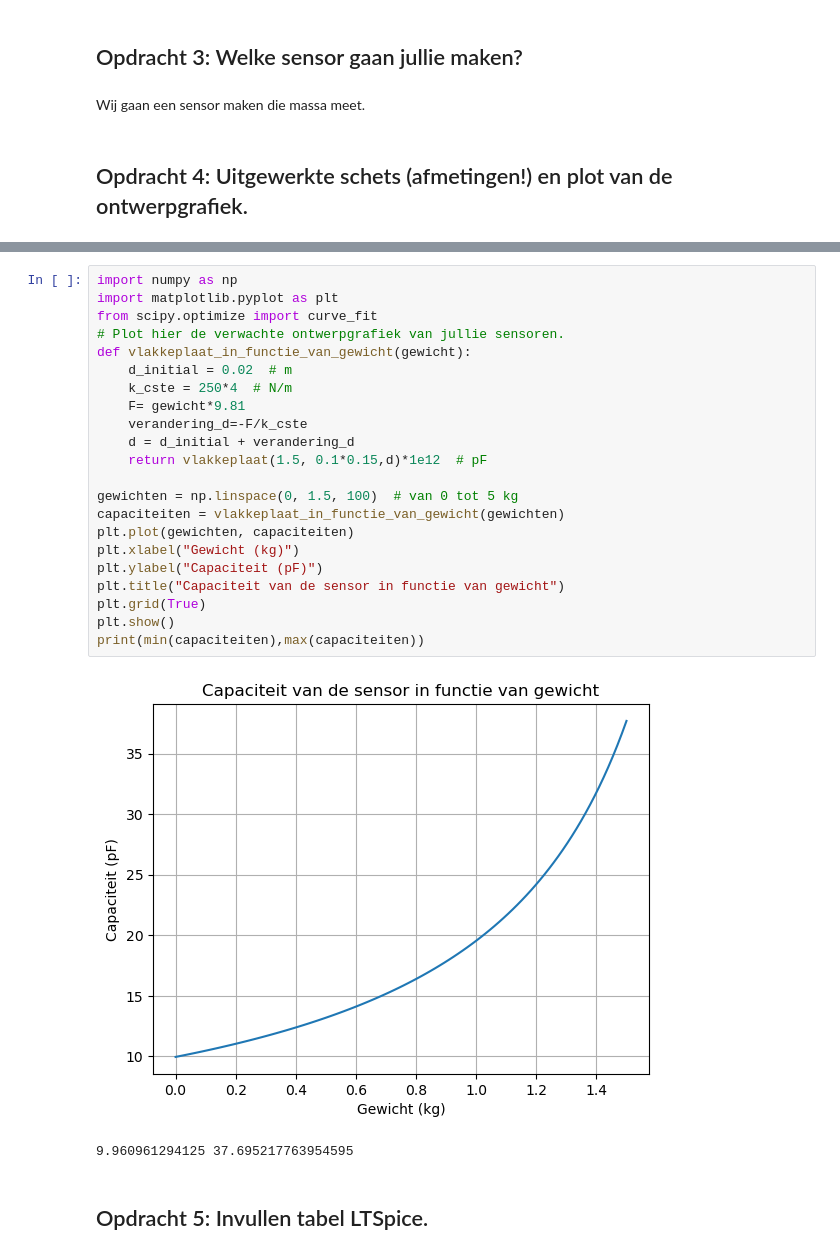
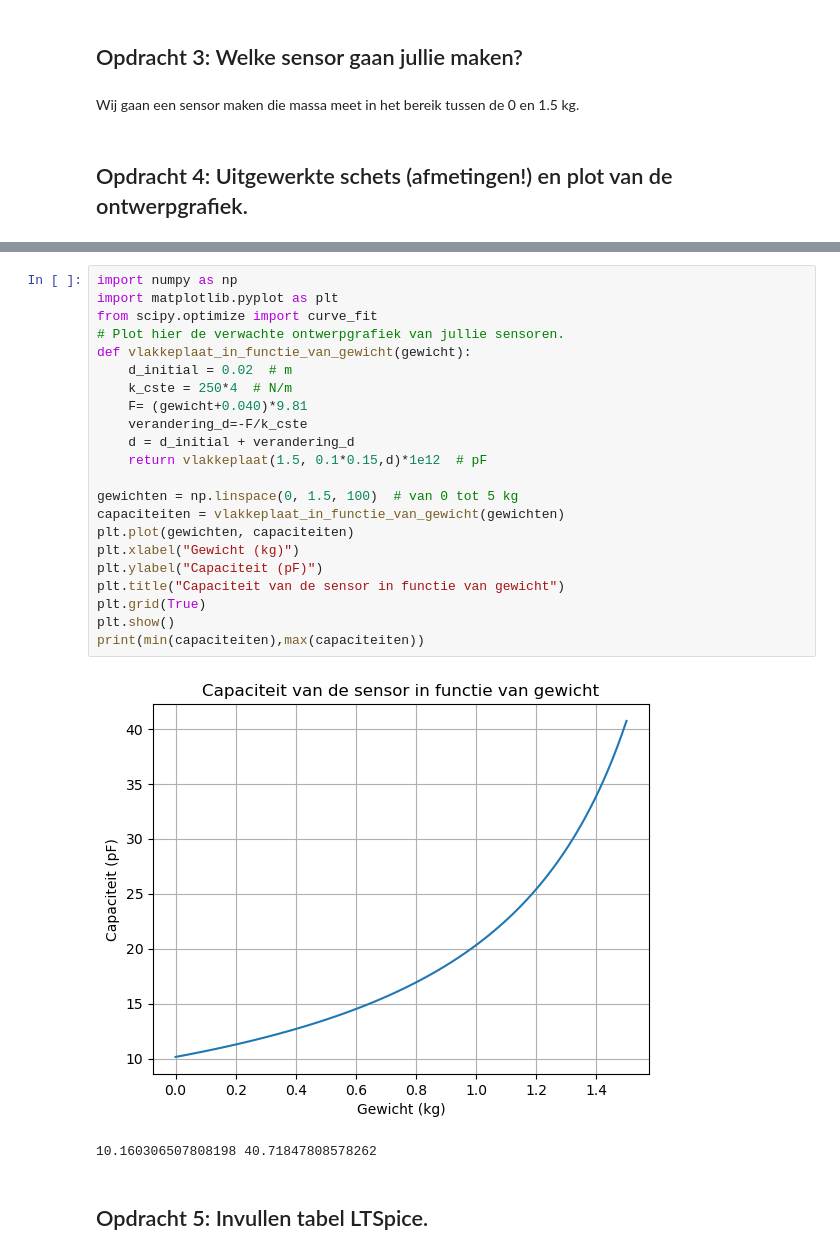
Before and after one commit to AnnetMoeleker/opdrachten-DEF-D, a Jupyter notebook: FysiekeOntwerpopdrachten/2OntwerpEenSensorCondensator/DEFOntwerpopdracht2OntwerpEenSensorInvulTemplate.ipynb, the cells around one changed output, grey strips where cells are left out. Drawn from its saved outputs; the diff is of its cells as text.

```diff
--- a/FysiekeOntwerpopdrachten/2OntwerpEenSensorCondensator/DEFOntwerpopdracht2OntwerpEenSensorInvulTemplate.ipynb
+++ b/FysiekeOntwerpopdrachten/2OntwerpEenSensorCondensator/DEFOntwerpopdracht2OntwerpEenSensorInvulTemplate.ipynb
@@ -71,7 +71,7 @@ Vul onderstaande tabel in. Bij Sanity check 2 heb je afgeleid hoe je van bereken
 # %% [markdown]
 ## Opdracht 3: Welke sensor gaan jullie maken?
 # %% [markdown]
-Wij gaan een sensor maken die massa meet.
+Wij gaan een sensor maken die massa meet in het bereik tussen de 0 en 1.5 kg.
 # %% [markdown]
 ## Opdracht 4: Uitgewerkte schets (afmetingen!) en plot van de ontwerpgrafiek.
 # %% [markdown]
@@ -80,28 +80,28 @@ Wij gaan een sensor maken die massa meet.
 # %%
 import numpy as np
 import matplotlib.pyplot as plt
 from scipy.optimize import curve_fit
 # Plot hier de verwachte ontwerpgrafiek van jullie sensoren.
 def vlakkeplaat_in_functie_van_gewicht(gewicht):
     d_initial = 0.02  # m
     k_cste = 250*4  # N/m
-    F= gewicht*9.81
+    F= (gewicht+0.040)*9.81
     verandering_d=-F/k_cste
     d = d_initial + verandering_d
     return vlakkeplaat(1.5, 0.1*0.15,d)*1e12  # pF
 
 gewichten = np.linspace(0, 1.5, 100)  # van 0 tot 5 kg
 capaciteiten = vlakkeplaat_in_functie_van_gewicht(gewichten)
 plt.plot(gewichten, capaciteiten)
 plt.xlabel("Gewicht (kg)")
 plt.ylabel("Capaciteit (pF)")
 plt.title("Capaciteit van de sensor in functie van gewicht")
 plt.grid(True)
 plt.show()
 print(min(capaciteiten),max(capaciteiten))
 # %% [output]
-[figure, old version]
+[figure, new version]
-9.960961294125 37.695217763954595
+10.160306507808198 40.71847808578262
 # %% [markdown]
 ## Opdracht 5: Invullen tabel LTSpice.
 # %% [markdown]
```
Also changed, not shown: parts of 11 cells of this notebook, 2 other files.
